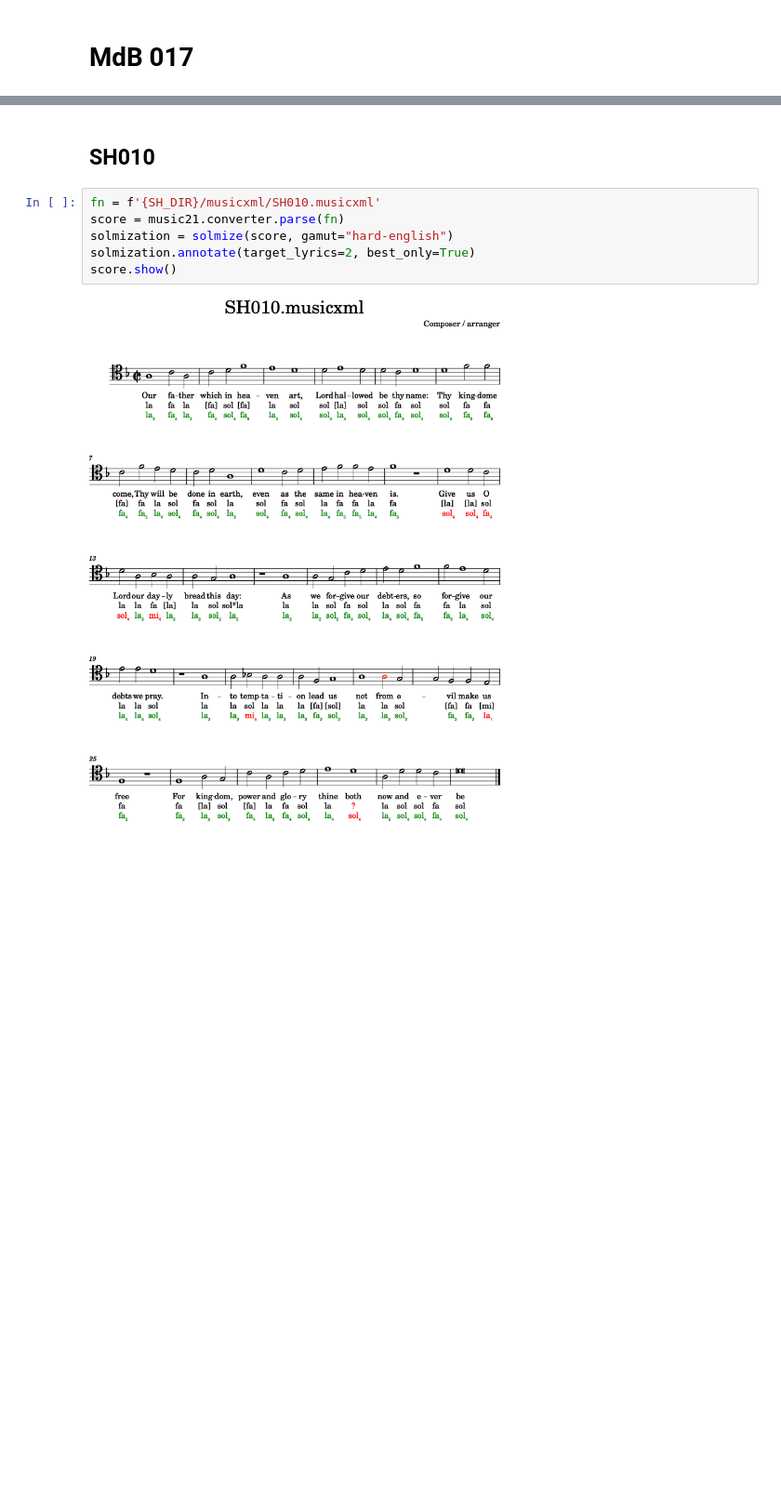
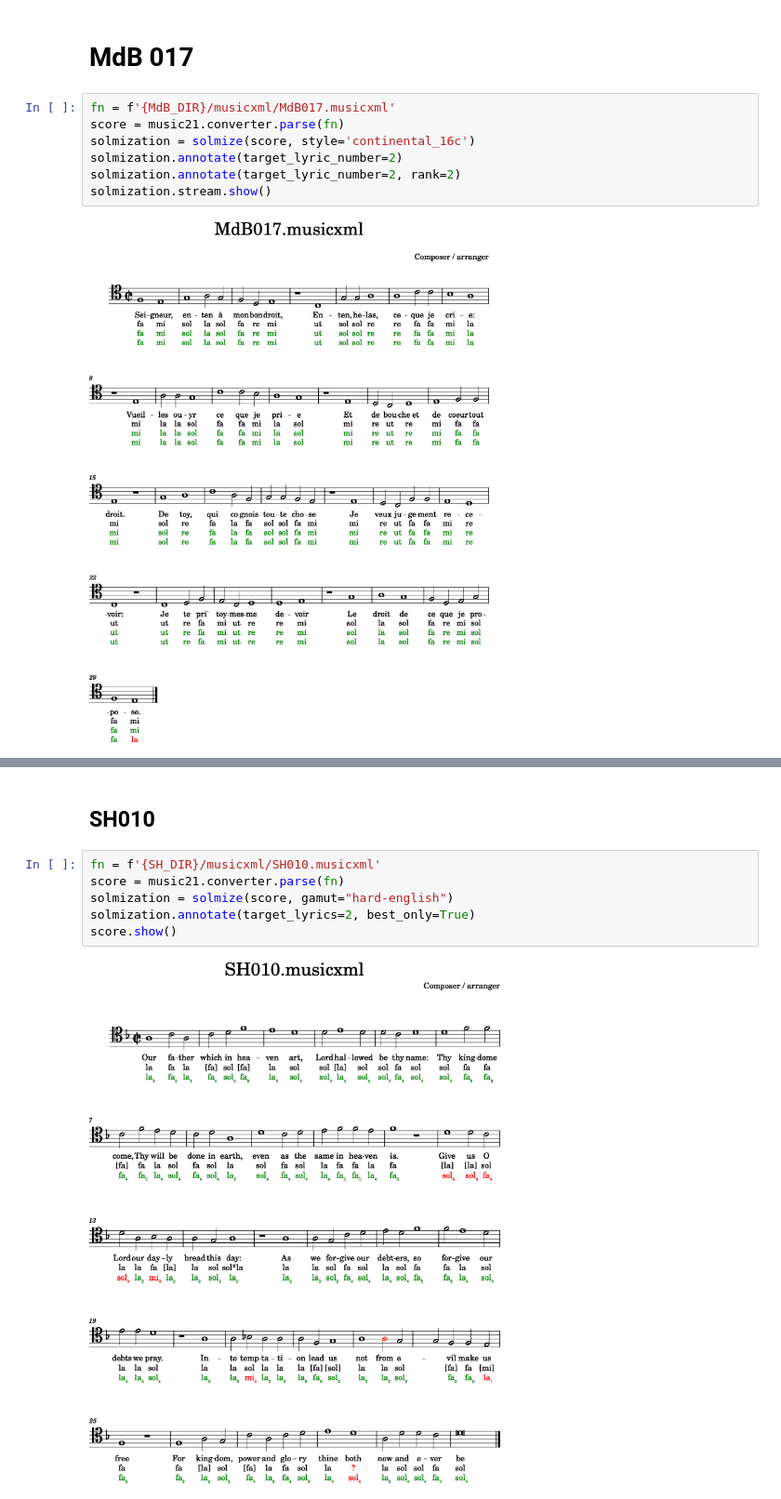
Before and after one commit to bacor/delasol, a Jupyter notebook: notebooks/examples.ipynb, the cells around one changed output, grey strips where cells are left out. Shown at 93% size. Cells and saved outputs as stored; diff of their text form; blank space fills up the shorter version.

```diff
--- a/notebooks/examples.ipynb
+++ b/notebooks/examples.ipynb
@@ -40,3 +39,12 @@ solmization.gamut.draw()
 # %% [markdown]
 # MdB 017
+# %%
+fn = f'{MdB_DIR}/musicxml/MdB017.musicxml'
+score = music21.converter.parse(fn)
+solmization = solmize(score, style='continental_16c')
+solmization.annotate(target_lyric_number=2)
+solmization.annotate(target_lyric_number=2, rank=2)
+solmization.stream.show()
+# %% [output]
+[figure, added]
 # %%
```
Also changed, not shown: parts of 5 cells of this notebook, 7 other files.
